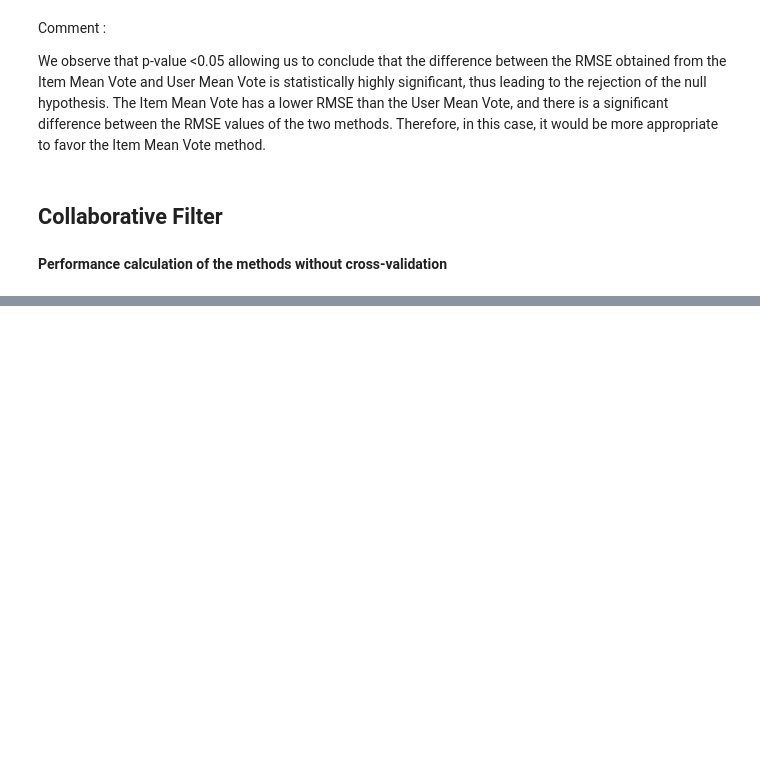
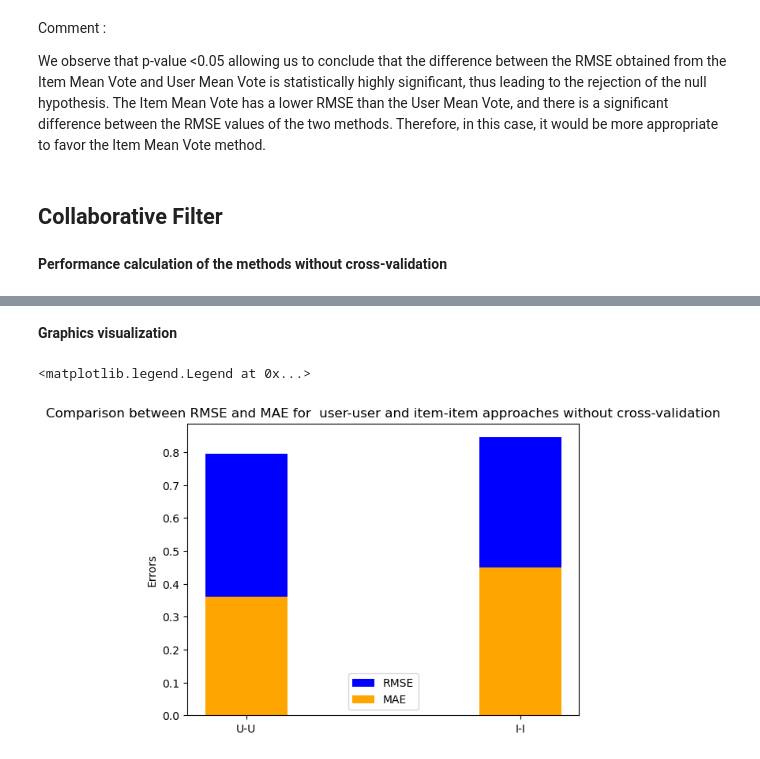
Before and after one commit to Yousseflaoufir12/User-Item-Recommendation-Engine-With-Similarity-and-KNN-Approaches, a Jupyter notebook: main.ipynb, the cells around one changed output, grey strips where cells are left out. Drawn from its saved outputs; the diff is of its cells as text; code cells hidden in the pictures; blank space fills up the shorter version.

```diff
--- a/main.ipynb
+++ b/main.ipynb
@@ -479,0 +687,6 @@ def filtre_collaboratif(V,W):
+# %%
+# U-U similarity computation
+W_user = cosinus_matrices(MUI_numpy, MUI_numpy)
+
+# I-I similarity computation
+W_item = cosinus_matrices(MUI_numpy.T, MUI_numpy.T)
@@ -479,0 +695,22 @@ def filtre_collaboratif(V,W):
+# %%
+# U-U Predictions
+user_pred = prediction_user(MUI_numpy, W_user)
+
+# I-I Predictions
+item_pred = prediction_item(MUI_numpy, W_item)
+
+# metrics calculation
+mae_user = MAE(user_pred, MUI_numpy)
+rmse_user = RMSE(user_pred, MUI_numpy)
+
+mae_item = MAE(item_pred, MUI_numpy)
+rmse_item = RMSE(item_pred, MUI_numpy)
+
+# Displaying results
+print("Performance metrics for User approach :")
+print(f"MAE = {mae_user:.4f}")
+print(f"RMSE = {rmse_user:.4f}")
+
+print("\n Performance metrics for Item approach :")
+print(f"MAE = {mae_item:.4f}")
+print(f"RMSE = {rmse_item:.4f}")
@@ -479,0 +725,18 @@ def filtre_collaboratif(V,W):
+# %% [markdown]
+**Graphics visualization**
+# %%
+labels = ['U-U', 'I-I']
+rmse_values = [rmse_user, rmse_item]
+mae_values = [mae_user, mae_item]
+
+x = range(len(labels))
+
+plt.bar(x, rmse_values, width=0.3, label='RMSE', align='center', color='blue')
+plt.bar(x, mae_values, width=0.3, label='MAE', align='center', color='orange')
+plt.xticks(x, labels)
+plt.ylabel("Errors")
+plt.title("Comparison between RMSE and MAE for  user-user and item-item approaches without cross-validation")
+plt.legend()
+# %% [output]
+<matplotlib.legend.Legend at 0x...>
+[figure, added]
```
Also changed, not shown: parts of 56 cells of this notebook.
